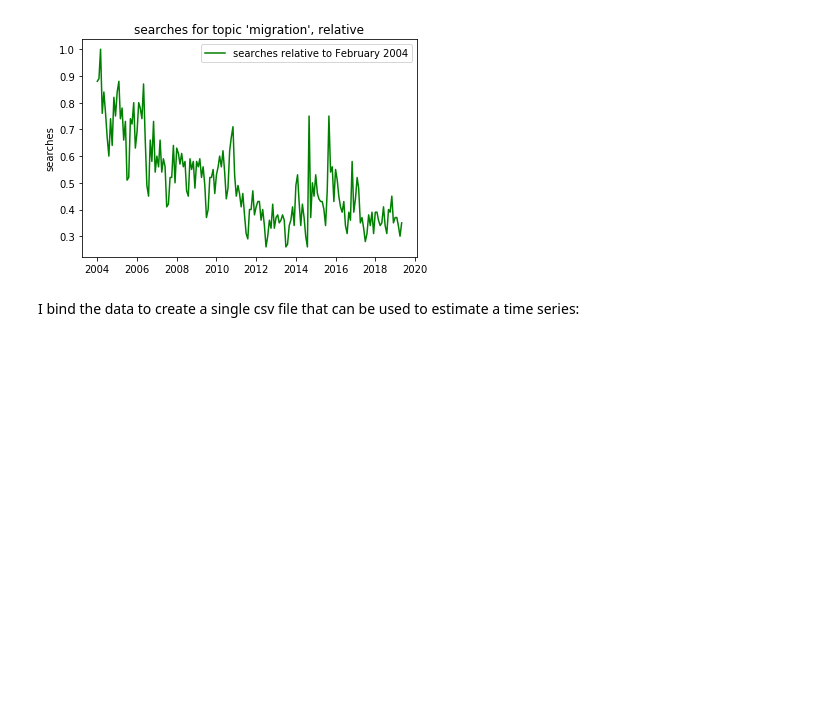
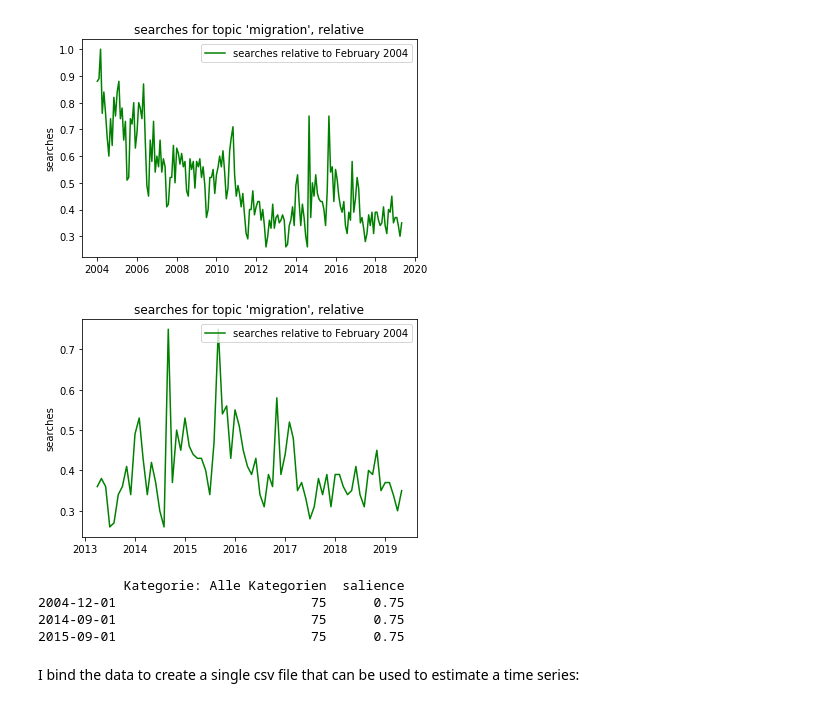
Before and after one commit to nicolaiberk/ImEm, a Jupyter notebook: 06_PrepareVariables.ipynb, the cells around one changed output. Saved outputs shown, nothing was run; the diff lists cells and outputs as text; code cells hidden in the pictures; blank space fills up the shorter version.

```diff
--- a/06_PrepareVariables.ipynb
+++ b/06_PrepareVariables.ipynb
@@ -82,6 +95,21 @@ plt.savefig(basedir+'googleTrend.svg')
 plt.show()
 # %% [output]
 [figure]
+# %%
+# plot
+plt.figure(figsize=(6,4))
+plt.title("searches for topic 'migration', relative")
+plt.plot(trend['salience'][(trend.index >= "2013-04-01")], label='searches relative to February 2004', color = 'green')
+plt.legend(loc='upper right')
+plt.ylabel('searches')
+plt.savefig(basedir+'googleTrend.svg')
+plt.show()
+# %% [output]
+[figure, added]
+           Kategorie: Alle Kategorien  salience
+2004-12-01                         75      0.75
+2014-09-01                         75      0.75
+2015-09-01                         75      0.75
 # %% [markdown]
 I bind the data to create a single csv file that can be used to estimate a time series:
 # %%
```
Also changed, not shown: parts of 1 cell of this notebook, 2 other files.
